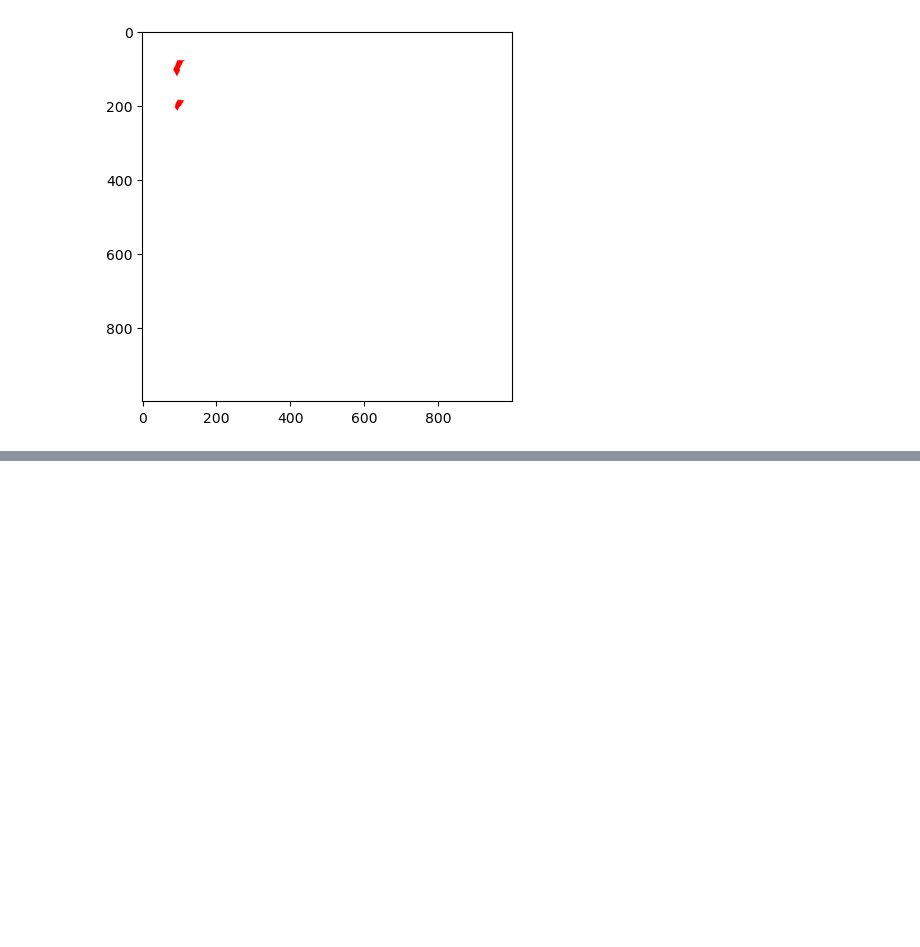
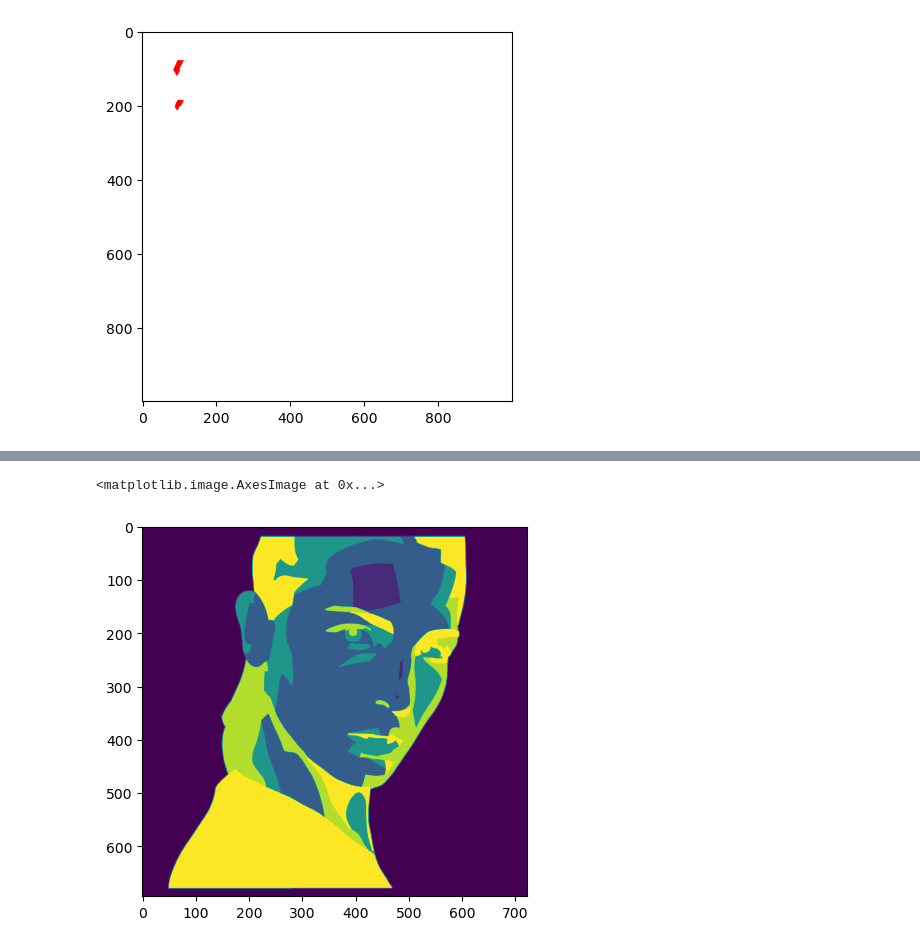
Before and after one commit to estorrs/art-analysis, a Jupyter notebook: notebooks/texture_experiment.ipynb, the cells around one changed output, grey strips where cells are left out. Cells and saved outputs as stored; diff of their text form; code cells hidden in the pictures; blank space fills up the shorter version.

```diff
--- a/notebooks/texture_experiment.ipynb
+++ b/notebooks/texture_experiment.ipynb
@@ -332,6 +332,19 @@ plt.axis('equal')
 [figure]
 # %% [markdown]
 ## v3
+# %%
+def preprocess(img, dims=2):
+    if img.shape[-1] == 4:
+        img = img[..., :-1]
+
+    if img.dtype == np.uint8:
+        img = img.astype(np.float32)
+        img /= 255.
+
+    if dims == 2:
+        img = img.mean(-1)
+
+    return img
 # %%
 pts = np.asarray([
     [0., 0],
@@ -443,3 +456,7 @@ plt.imshow(img)
 # %% [output]
 <matplotlib.image.AxesImage at 0x...>
 [figure]
+# %%
+img = skimage.io.imread('/Users/erikstorrs/Downloads/all.png')
+img = preprocess(img)
+plt.imshow(img, cmap='gray')
@@ -445,0 +466,6 @@ plt.imshow(img)
+# %%
+probs = 1 - (img / img.max())
+plt.imshow(probs)
+# %% [output]
+<matplotlib.image.AxesImage at 0x...>
+[figure, added]
```
Also changed, not shown: parts of 6 cells of this notebook, 1 other file.
